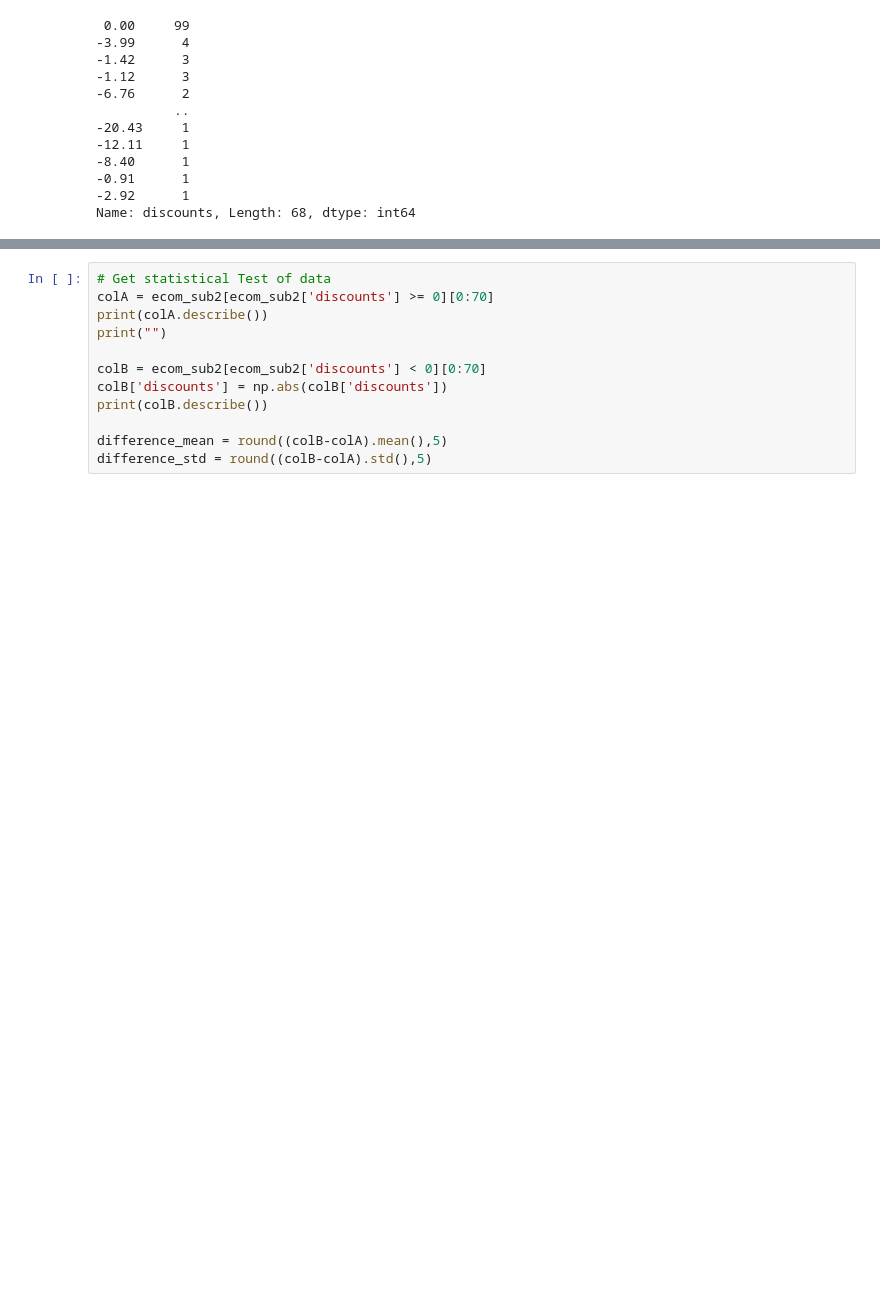
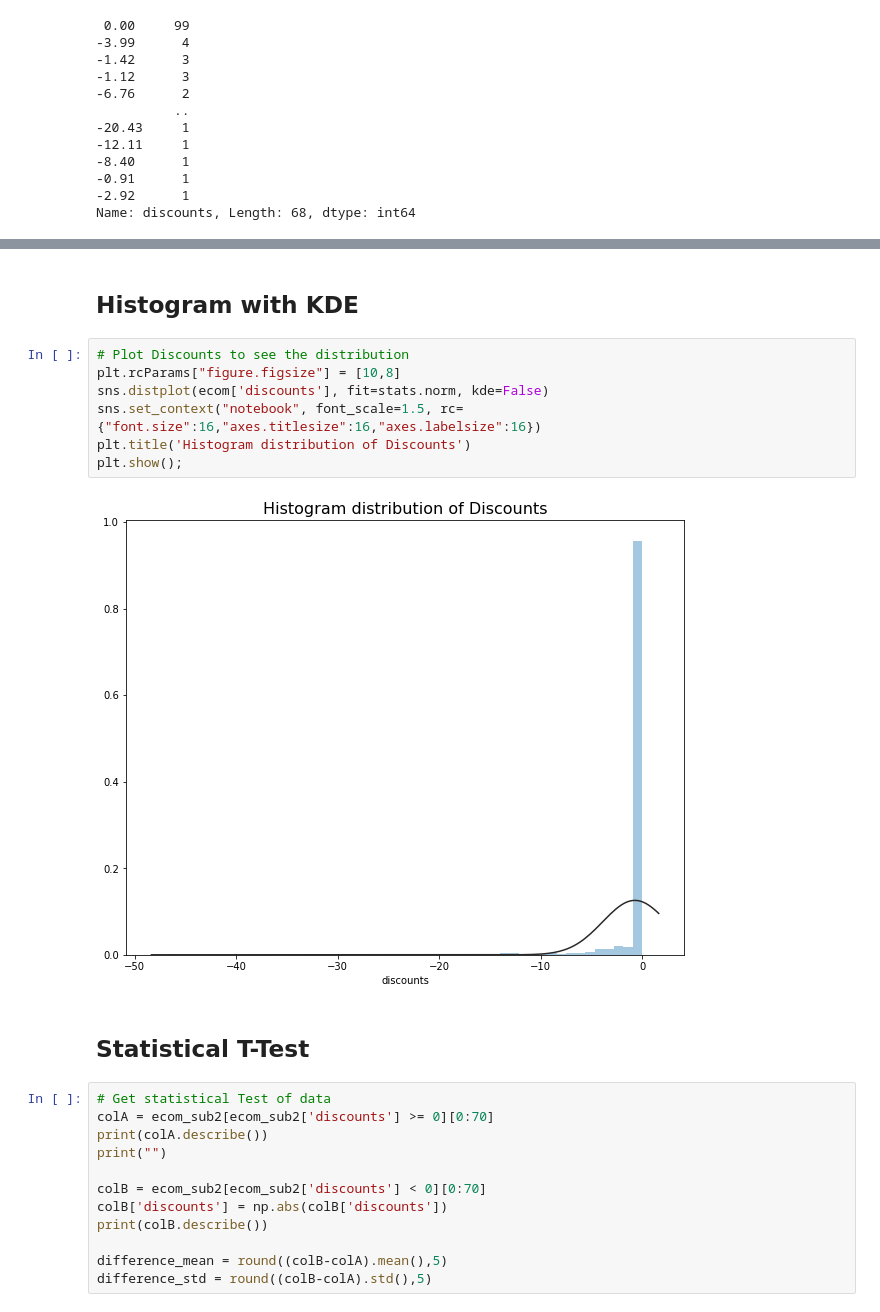
Before and after one commit to VincentChong123/1sutd-stats-team5-prj, a Jupyter notebook: Team_5_Project_(JH)_v1_1.ipynb, the cells around one changed output, grey strips where cells are left out. Saved outputs shown, nothing was run; the diff lists cells and outputs as text; blank space fills up the shorter version.

```diff
--- a/Team_5_Project_(JH)_v1_1.ipynb
+++ b/Team_5_Project_(JH)_v1_1.ipynb
@@ -2221,3 +2247,16 @@ compare_plot(feature,transformed_feature)
+# %% [markdown]
+## Histogram with KDE
+# %%
+# Plot Discounts to see the distribution
+plt.rcParams["figure.figsize"] = [10,8]
+sns.distplot(ecom['discounts'], fit=stats.norm, kde=False)
+sns.set_context("notebook", font_scale=1.5, rc={"font.size":16,"axes.titlesize":16,"axes.labelsize":16})
+plt.title('Histogram distribution of Discounts')
+plt.show();
+# %% [output]
+[figure, added]
+# %% [markdown]
+## Statistical T-Test
 # %%
 # Get statistical Test of data
 colA = ecom_sub2[ecom_sub2['discounts'] >= 0][0:70]
```
Also changed, not shown: parts of 28 cells of this notebook.
